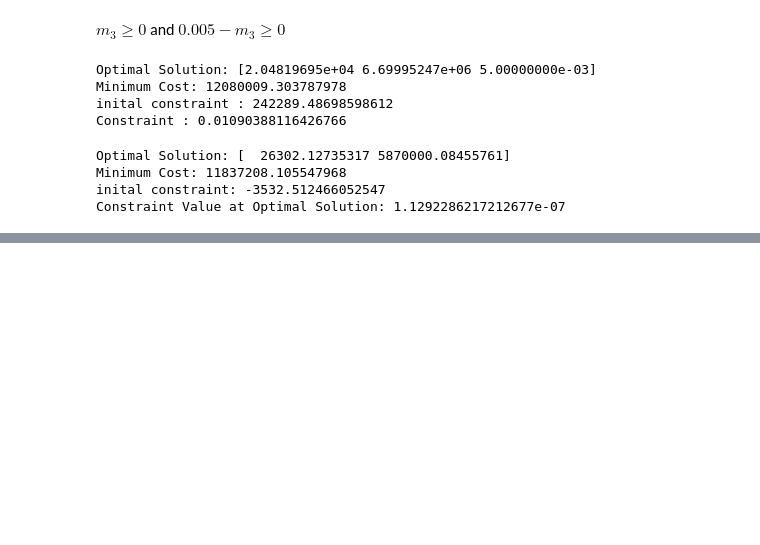
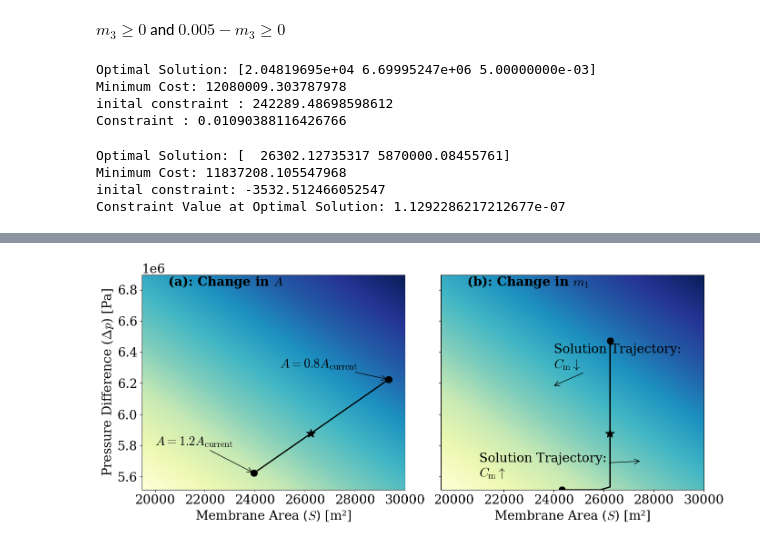
Before and after one commit to freddymartin03/Membrane-Science-and-Membrane-Separation-Processes-CW, a Jupyter notebook: Design.ipynb, the cells around one changed output, grey strips where cells are left out. Cells and saved outputs as stored; diff of their text form; code cells hidden in the pictures; blank space fills up the shorter version.

```diff
--- a/Design.ipynb
+++ b/Design.ipynb
@@ -370,0 +512,6 @@ S_values = np.linspace(19470, 30000, 100)
+# %%
+file_path = r"C:\Users\fjm21\OneDrive - Imperial College London\Fourth Year\Membranes\CW\Sens.xlsx"
+df = pd.read_excel(file_path)
+df["A_dp"] = df["A_dp"]*6894.76
+df["M_dp"] = df["M_dp"]*6894.76
+df
@@ -370,0 +536,90 @@ S_values = np.linspace(19470, 30000, 100)
+# %%
+delta_p_values = np.linspace(5.516e6, 6.895e6, 100)
+S_values_grid = np.linspace(19470, 30000, 100)
+
+m3_fixed = 0.005
+constraint_values = np.zeros((len(delta_p_values), len(S_values_grid)))
+cost_values = np.zeros((len(delta_p_values), len(S_values_grid)))
+
+for i, delta_p in enumerate(delta_p_values):
+    for j, S in enumerate(S_values_grid):
+        constraint_values[i, j] = constraint1([S, delta_p, m3_fixed])
+        cost_values[i, j] = get_C_red([S, delta_p, m3_fixed])
+
+
+
+fig, axes = plt.subplots(1, 2, figsize=(14, 6), sharey=True)
+
+
+for idx, ax in enumerate(axes):
+    if idx == 0:
+        ax.plot(df["A_S"], df["A_dp"], color='k', linewidth=2, linestyle='-')
+        mesh = ax.pcolormesh(S_values_grid, delta_p_values, cost_values, shading='auto', cmap='YlGnBu')
+        #ax.plot(S2, delta_p2 * 1e6, color='r', linewidth=2, linestyle='--')
+    else:
+        # Second plot: blue and orange solid lines
+        ax.plot(df["M_S"], df["M_dp"], color='k', linewidth=2, linestyle='-')
+        mesh = ax.pcolormesh(S_values_grid, delta_p_values, cost_values, shading='auto', cmap='YlGnBu')
+        #ax.plot(S2, delta_p2 * 1e6, color='g', linewidth=2, linestyle='--')
+
+    ax.plot(26240, 5.8769e6, marker='*', color='black', markersize=15)
+    axes[0].plot(df["A_S"].iloc[0], df["A_dp"].iloc[0], marker='o', color='black', markersize=10)
+    axes[0].plot(df["A_S"].iloc[-1], df["A_dp"].iloc[-1], marker='o', color='black', markersize=10)
+    axes[1].plot(df["M_S"].iloc[0], df["M_dp"].iloc[0], marker='o', color='black', markersize=10)
+    axes[1].plot(df["M_S"].iloc[-1], df["M_dp"].iloc[-1], marker='o', color='black', markersize=10)
+
+    ax.set_xlabel(r'Membrane Area ($S$) [m²]', fontsize=20)
+    if idx == 0:
+        ax.set_ylabel(r'Pressure Difference ($\Delta p$) [Pa]', fontsize=20)
+
+    ax.tick_params(labelsize=20)
+    ax.ticklabel_format(style='sci', axis='y', scilimits=(0, 0))
+    ax.yaxis.offsetText.set_fontsize(20)
+    ax.set_ylim(5.516e6, 6.895e6)
+
+    ax.set_xlim(19470, 30000)
+
+    # ax.plot([], [], color='black', label='Solution Trajectory')
+
+    # # Display the legend on the subplot
+    # ax.legend(fontsize=16)
+
+axes[0].annotate(
+    r"$A = 0.8A_\mathrm{current}$",
+    xy=(df["A_S"].iloc[0], df["A_dp"].iloc[0]),
+    xytext=(25000, 6.3e6),
+    arrowprops=dict(facecolor='black', arrowstyle="->"),
+    fontsize=20
+)
+
+axes[0].annotate(
+    r"$A = 1.2A_\mathrm{current}$",
+    xy=(df["A_S"].iloc[-1], df["A_dp"].iloc[-1]),
+    xytext=(20000, 5.8e6),
+    arrowprops=dict(facecolor='black', arrowstyle="->"),
+    fontsize=20
+)
+
+
+axes[1].annotate(
+    r"Solution Trajectory:" + "\n"r"$C_\mathrm{m} \downarrow$",
+    xy=(23950, 6.18e6), xytext=(24000, 6.3e6),
+    arrowprops=dict(facecolor='black', arrowstyle="->"),
+    fontsize=20
+)
+
+axes[1].annotate(
+    r"Solution Trajectory:" + "\n"r"$C_\mathrm{m} \uparrow$",
+    xy=(27500, 5.7e6), xytext=(21000, 5.6e6),
+    arrowprops=dict(facecolor='black', arrowstyle="->"),
+    fontsize=20
+)
+
+axes[0].text(0.1, 0.95, r"(a): Change in $A$", transform=axes[0].transAxes, fontsize=20, fontweight='bold')
+axes[1].text(0.1, 0.95, r"(b): Change in $m_1$", transform=axes[1].transAxes, fontsize=20, fontweight='bold')
+
+plt.tight_layout()
+plt.savefig(r'C:\Users\fjm21\OneDrive - Imperial College London\Fourth Year\Membranes\CW\objective_sens_subplots.pdf', format='pdf', transparent=False)
+plt.show()
+# %% [output]
+[figure, added]
```
Also changed, not shown: parts of 16 cells of this notebook.
